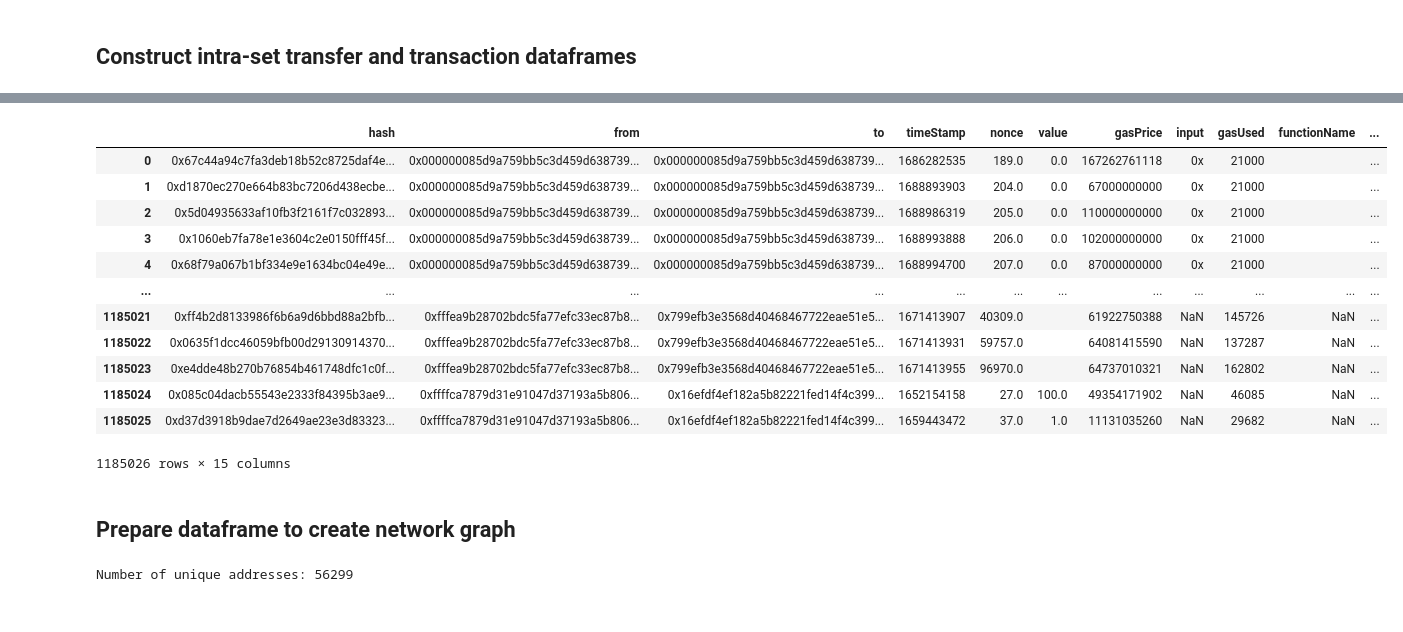
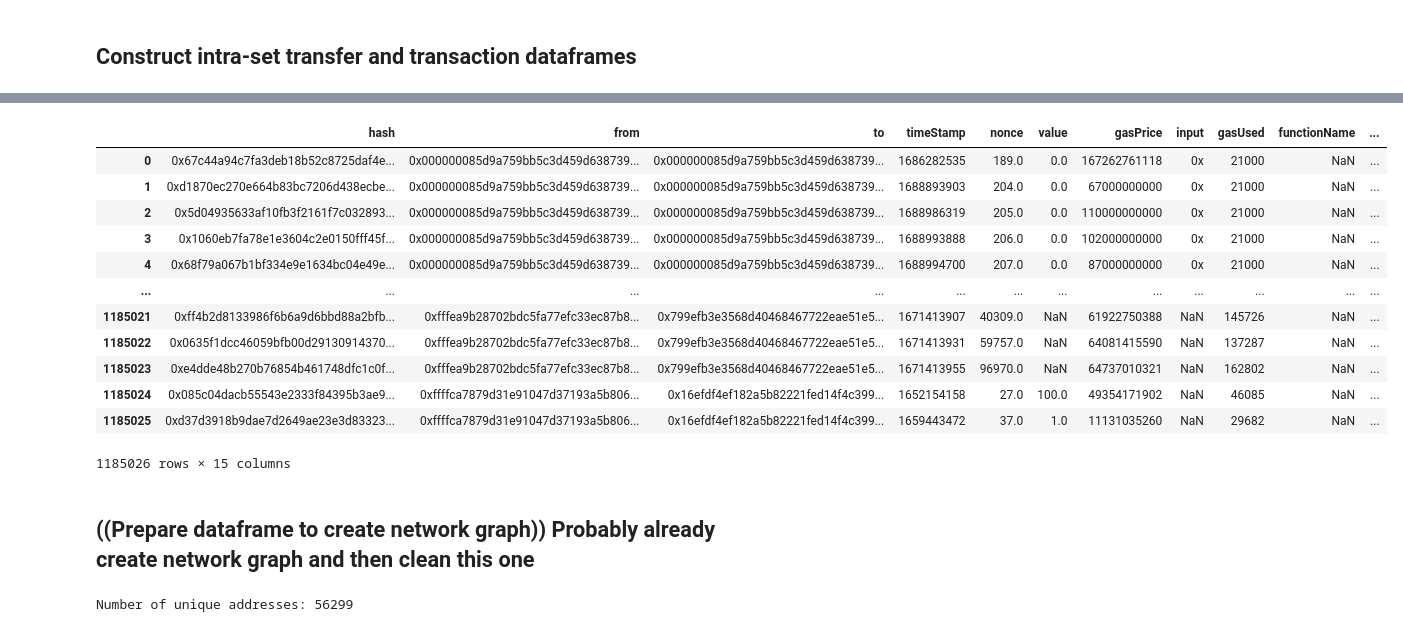
Before and after one commit to dariothuerkauf/address-clustering, a Jupyter notebook: python/node-embedding.ipynb, the cells around one changed output, grey strips where cells are left out. Cells and saved outputs as stored; diff of their text form; code cells hidden in the pictures.

Commit message:
Restructure and clean scripts

```diff
--- a/python/node-embedding.ipynb
+++ b/python/node-embedding.ipynb
@@ -126,23 +44,26 @@ transaction_df
+# %%
+transfer_df = pd.read_csv('../data/token_transfers.csv', index_col=[0])
+transaction_df = pd.read_csv('../data/native_transfers.csv', index_col=[0])
 # %%
 ## Combine both dataframes
-all_transfers = pd.concat([transaction_df, transfer_df], ignore_index=True)
-all_transfers
+all_transfers_df = pd.concat([transaction_df, transfer_df], ignore_index=True)
+all_transfers_df
 # %% [output]
 |  | hash | from | to | timeStamp | nonce | value | gasPrice | input | gasUsed | functionName | ... |
-| 0 | 0x67c44a94c7fa3deb18b52c8725daf4e... | 0x000000085d9a759bb5c3d459d638739... | 0x000000085d9a759bb5c3d459d638739... | 1686282535 | 189.0 | 0.0 | 167262761118 | 0x | 21000 |  | ... |
-| 1 | 0xd1870ec270e664b83bc7206d438ecbe... | 0x000000085d9a759bb5c3d459d638739... | 0x000000085d9a759bb5c3d459d638739... | 1688893903 | 204.0 | 0.0 | 67000000000 | 0x | 21000 |  | ... |
-| 2 | 0x5d04935633af10fb3f2161f7c032893... | 0x000000085d9a759bb5c3d459d638739... | 0x000000085d9a759bb5c3d459d638739... | 1688986319 | 205.0 | 0.0 | 110000000000 | 0x | 21000 |  | ... |
-| 3 | 0x1060eb7fa78e1e3604c2e0150fff45f... | 0x000000085d9a759bb5c3d459d638739... | 0x000000085d9a759bb5c3d459d638739... | 1688993888 | 206.0 | 0.0 | 102000000000 | 0x | 21000 |  | ... |
-| 4 | 0x68f79a067b1bf334e9e1634bc04e49e... | 0x000000085d9a759bb5c3d459d638739... | 0x000000085d9a759bb5c3d459d638739... | 1688994700 | 207.0 | 0.0 | 87000000000 | 0x | 21000 |  | ... |
+| 0 | 0x67c44a94c7fa3deb18b52c8725daf4e... | 0x000000085d9a759bb5c3d459d638739... | 0x000000085d9a759bb5c3d459d638739... | 1686282535 | 189.0 | 0.0 | 167262761118 | 0x | 21000 | NaN | ... |
+| 1 | 0xd1870ec270e664b83bc7206d438ecbe... | 0x000000085d9a759bb5c3d459d638739... | 0x000000085d9a759bb5c3d459d638739... | 1688893903 | 204.0 | 0.0 | 67000000000 | 0x | 21000 | NaN | ... |
+| 2 | 0x5d04935633af10fb3f2161f7c032893... | 0x000000085d9a759bb5c3d459d638739... | 0x000000085d9a759bb5c3d459d638739... | 1688986319 | 205.0 | 0.0 | 110000000000 | 0x | 21000 | NaN | ... |
+| 3 | 0x1060eb7fa78e1e3604c2e0150fff45f... | 0x000000085d9a759bb5c3d459d638739... | 0x000000085d9a759bb5c3d459d638739... | 1688993888 | 206.0 | 0.0 | 102000000000 | 0x | 21000 | NaN | ... |
+| 4 | 0x68f79a067b1bf334e9e1634bc04e49e... | 0x000000085d9a759bb5c3d459d638739... | 0x000000085d9a759bb5c3d459d638739... | 1688994700 | 207.0 | 0.0 | 87000000000 | 0x | 21000 | NaN | ... |
 | ... | ... | ... | ... | ... | ... | ... | ... | ... | ... | ... | ... |
-| 1185021 | 0xff4b2d8133986f6b6a9d6bbd88a2bfb... | 0xfffea9b28702bdc5fa77efc33ec87b8... | 0x799efb3e3568d40468467722eae51e5... | 1671413907 | 40309.0 |  | 61922750388 | NaN | 145726 | NaN | ... |
-| 1185022 | 0x0635f1dcc46059bfb00d29130914370... | 0xfffea9b28702bdc5fa77efc33ec87b8... | 0x799efb3e3568d40468467722eae51e5... | 1671413931 | 59757.0 |  | 64081415590 | NaN | 137287 | NaN | ... |
-| 1185023 | 0xe4dde48b270b76854b461748dfc1c0f... | 0xfffea9b28702bdc5fa77efc33ec87b8... | 0x799efb3e3568d40468467722eae51e5... | 1671413955 | 96970.0 |  | 64737010321 | NaN | 162802 | NaN | ... |
+| 1185021 | 0xff4b2d8133986f6b6a9d6bbd88a2bfb... | 0xfffea9b28702bdc5fa77efc33ec87b8... | 0x799efb3e3568d40468467722eae51e5... | 1671413907 | 40309.0 | NaN | 61922750388 | NaN | 145726 | NaN | ... |
+| 1185022 | 0x0635f1dcc46059bfb00d29130914370... | 0xfffea9b28702bdc5fa77efc33ec87b8... | 0x799efb3e3568d40468467722eae51e5... | 1671413931 | 59757.0 | NaN | 64081415590 | NaN | 137287 | NaN | ... |
+| 1185023 | 0xe4dde48b270b76854b461748dfc1c0f... | 0xfffea9b28702bdc5fa77efc33ec87b8... | 0x799efb3e3568d40468467722eae51e5... | 1671413955 | 96970.0 | NaN | 64737010321 | NaN | 162802 | NaN | ... |
 | 1185024 | 0x085c04dacb55543e2333f84395b3ae9... | 0xffffca7879d31e91047d37193a5b806... | 0x16efdf4ef182a5b82221fed14f4c399... | 1652154158 | 27.0 | 100.0 | 49354171902 | NaN | 46085 | NaN | ... |
 | 1185025 | 0xd37d3918b9dae7d2649ae23e3d83323... | 0xffffca7879d31e91047d37193a5b806... | 0x16efdf4ef182a5b82221fed14f4c399... | 1659443472 | 37.0 | 1.0 | 11131035260 | NaN | 29682 | NaN | ... |
 1185026 rows × 15 columns
 # %% [markdown]
-## Prepare dataframe to create network graph
+## ((Prepare dataframe to create network graph)) Probably already create network graph and then clean this one
 # %%
 ## Remove self-loops, count number of interactions
 graph_df = prepare_dataframe(all_transfers)
```
Also changed, not shown: parts of 5 cells of this notebook, 2 other files.
